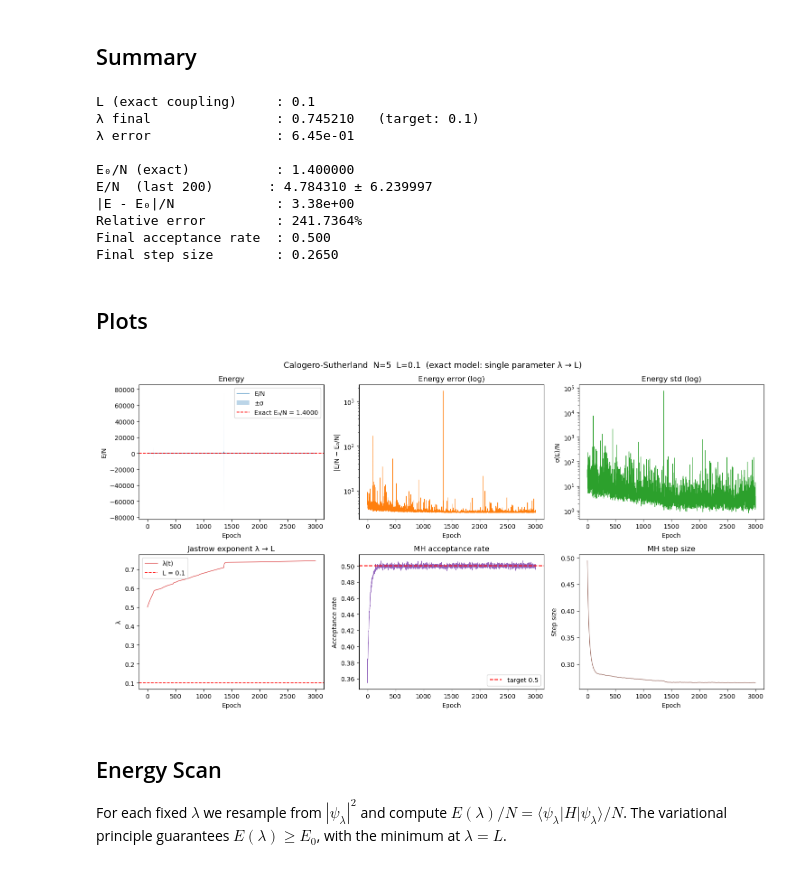
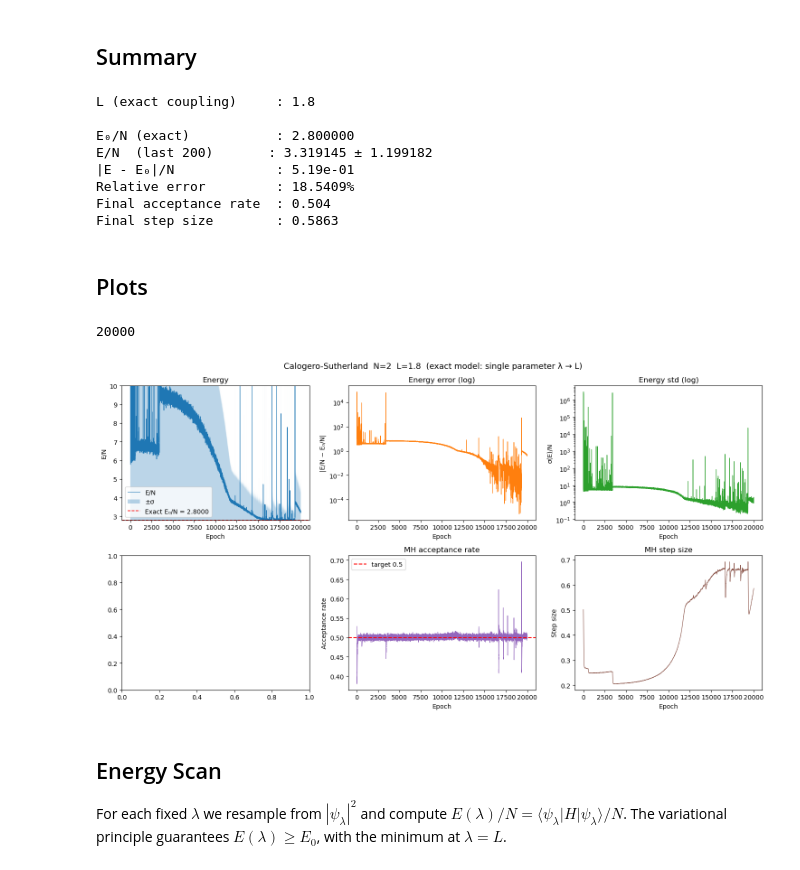
Before and after one commit to pfargas/qvarnet, a Jupyter notebook: notebooks/scripts/cs_model.ipynb, the cells around one changed output. Drawn from its saved outputs; the diff is of its cells as text; code cells hidden in the pictures.

```diff
--- a/notebooks/scripts/cs_model.ipynb
+++ b/notebooks/scripts/cs_model.ipynb
@@ -77,35 +77,40 @@ print(f"λ init = {LAMBDA_INIT}   →   target λ = {L}")
 
 `epsilon` softens the $1/(x_i-x_j)^2$ singularity; set it small but nonzero for numerical stability.
 # %%
-hamiltonian = CalogeroSutherlandHamiltonian(L=L, epsilon=1e-12)
+hamiltonian = CalogeroSutherlandHamiltonian(L=L, epsilon=1e-8)
 # %% [markdown]
 ## Optimizer
 # %%
-LEARNING_RATE = 1e-3
+LEARNING_RATE = 0.005
 optimizer     = optax.adam(learning_rate=LEARNING_RATE)
 # %% [markdown]
 ## Sampler
 # %%
-CHAIN_LENGTH = 50
+CHAIN_LENGTH = 10
 
 sampler_params = {
     "step_size":            0.5,
     "chain_length":         CHAIN_LENGTH + 1,
     "thermalization_steps": CHAIN_LENGTH,
     "thinning_factor":      1,
-    "PBC":                  40.0,
+    "PBC":                  1.0,
 }
 # %% [markdown]
 ## Training
 # %%
 cfg = TrainingConfig(
-    n_epochs=3_000,
-    rng_seed=42,
+    n_epochs=20_000,
+    rng_seed=0,
     warm_walkers=True,
     is_update_step_size=True,
     is_log_model=IS_LOG_MODEL,
     min_step=1e-5,
     max_step=5.0,
+    use_cusp_condition=False,
+    cusp_epsilon=1e-2,
+    cusp_n_configs_per_pair=5,
+    cusp_rng_seed=0,
+    cusp_alpha=.5,
 )
 
 history, cm_mean, cm_std = train(
@@ -132,11 +137,11 @@ steps      = np.arange(len(history))
 TAIL = 200
 final_E   = energies[-TAIL:].mean()
 final_std = stds[-TAIL:].mean()
-final_lam = lambdas[-1]
+# final_lam = lambdas[-1]
 
 print(f"L (exact coupling)     : {L}")
-print(f"λ final                : {final_lam:.6f}   (target: {L})")
-print(f"λ error                : {abs(final_lam - L):.2e}")
+# print(f"λ final                : {final_lam:.6f}   (target: {L})")
+# print(f"λ error                : {abs(final_lam - L):.2e}")
 print()
 print(f"E₀/N (exact)           : {E_EXACT:.6f}")
 print(f"E/N  (last {TAIL})       : {final_E:.6f} ± {final_std:.6f}")
@@ -145,16 +150,14 @@ print(f"Relative error         : {abs(final_E - E_EXACT) / E_EXACT * 100:.4f}%")
 print(f"Final acceptance rate  : {acc_rates[-TAIL:].mean():.3f}")
 print(f"Final step size        : {step_sizes[-1]:.4f}")
 # %% [output]
-L (exact coupling)     : 0.1
-λ final                : 0.745210   (target: 0.1)
-λ error                : 6.45e-01
+L (exact coupling)     : 1.8
 
-E₀/N (exact)           : 1.400000
-E/N  (last 200)       : 4.784310 ± 6.239997
-|E - E₀|/N             : 3.38e+00
-Relative error         : 241.7364%
-Final acceptance rate  : 0.500
-Final step size        : 0.2650
+E₀/N (exact)           : 2.800000
+E/N  (last 200)       : 3.319145 ± 1.199182
+|E - E₀|/N             : 5.19e-01
+Relative error         : 18.5409%
+Final acceptance rate  : 0.504
+Final step size        : 0.5863
 # %% [markdown]
 ## Plots
 # %%
@@ -164,40 +167,42 @@ fig.suptitle(
     f"(exact model: single parameter λ → L)",
     fontsize=13,
 )
+print(len(energies))
 
 ax = axes[0, 0]
 ax.plot(steps, energies, lw=0.8, label='E/N')
 ax.fill_between(steps, energies - stds, energies + stds, alpha=0.3, label='±σ')
 ax.axhline(E_EXACT, color='red', ls='--', lw=1.2, label=f'Exact E₀/N = {E_EXACT:.4f}')
-ax.set_xlabel('Epoch'); ax.set_ylabel('E/N'); ax.set_title('Energy'); ax.legend()
+ax.set_xlabel('Epoch'); ax.set_ylabel('E/N'); ax.set_title('Energy'); ax.legend(); ax.set_ylim(E_EXACT, 10)
 
 ax = axes[0, 1]
 ax.semilogy(steps, np.abs(energies - E_EXACT), lw=0.8, color='C1')
 ax.set_xlabel('Epoch'); ax.set_ylabel('|E/N − E₀/N|'); ax.set_title('Energy error (log)')
 
 ax = axes[0, 2]
 ax.semilogy(steps, stds, lw=0.8, color='C2')
 ax.set_xlabel('Epoch'); ax.set_ylabel('σ(E)/N'); ax.set_title('Energy std (log)')
 
-ax = axes[1, 0]
-ax.plot(steps, lambdas, lw=0.8, color='C3', label='λ(t)')
-ax.axhline(L, color='red', ls='--', lw=1.2, label=f'L = {L}')
-ax.set_xlabel('Epoch'); ax.set_ylabel('λ'); ax.set_title('Jastrow exponent λ → L'); ax.legend()
+# ax = axes[1, 0]
+# ax.plot(steps, lambdas, lw=0.8, color='C3', label='λ(t)')
+# ax.axhline(L, color='red', ls='--', lw=1.2, label=f'L = {L}')
+# ax.set_xlabel('Epoch'); ax.set_ylabel('λ'); ax.set_title('Jastrow exponent λ → L'); ax.legend()
 
 ax = axes[1, 1]
 ax.plot(steps, acc_rates, lw=0.8, color='C4')
 ax.axhline(0.5, color='red', ls='--', label='target 0.5')
 ax.set_xlabel('Epoch'); ax.set_ylabel('Acceptance rate'); ax.set_title('MH acceptance rate'); ax.legend()
 
 ax = axes[1, 2]
 ax.plot(steps, step_sizes, lw=0.8, color='C5')
 ax.set_xlabel('Epoch'); ax.set_ylabel('Step size'); ax.set_title('MH step size')
 
 plt.tight_layout()
 plt.savefig('cs_model_training.png', dpi=150, bbox_inches='tight')
 plt.show()
 # %% [output]
+20000
-[figure, old version]
+[figure, new version]
 # %% [markdown]
 ## Energy Scan
 
```
Also changed, not shown: parts of 4 cells of this notebook, 8 other files.
